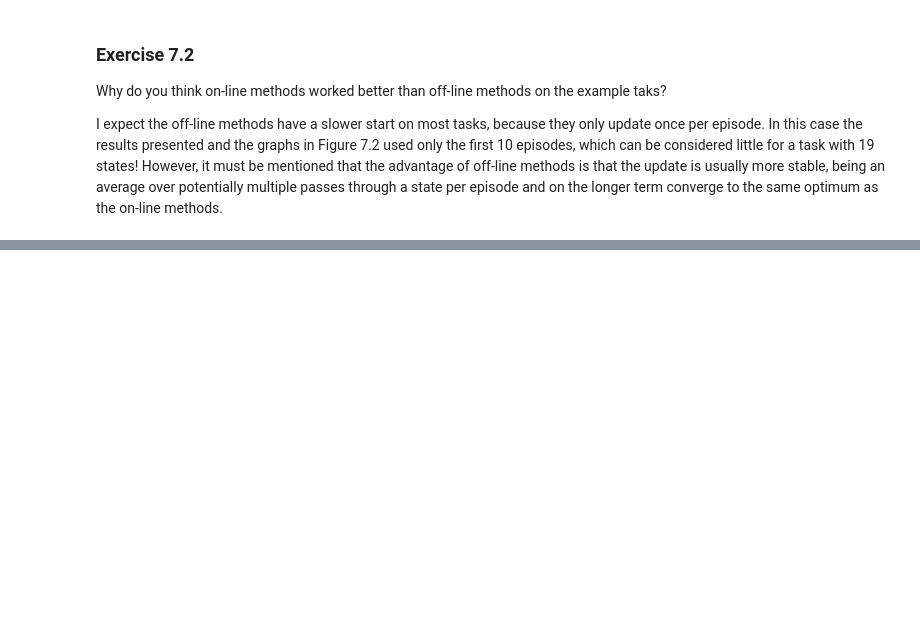
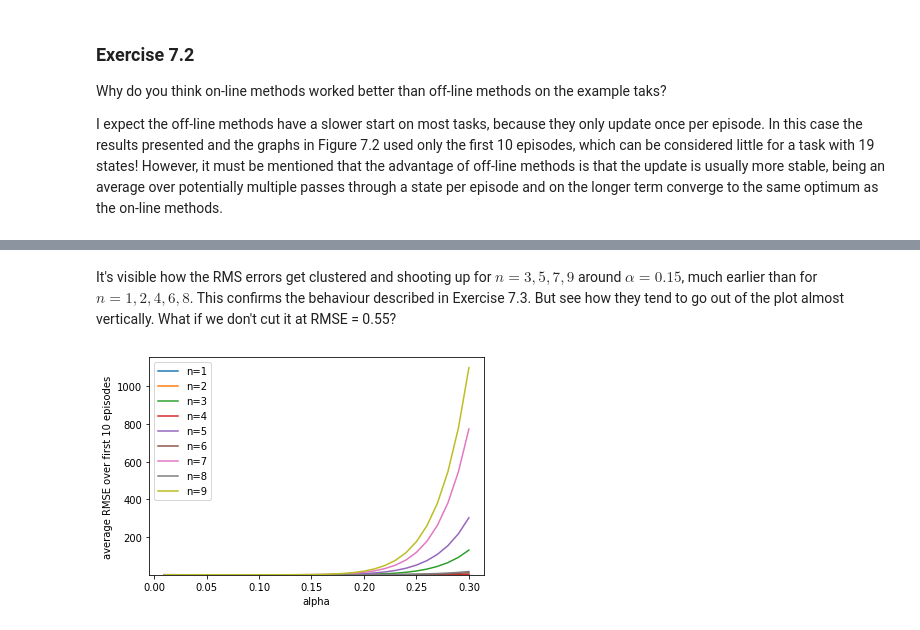
Before and after one commit to pacalab/rl_sutton_barto, a Jupyter notebook: Chapter_7/Chapter_7.ipynb, the cells around one changed output, grey strips where cells are left out. Cells and saved outputs as stored; diff of their text form; code cells hidden in the pictures; blank space fills up the shorter version.

Commit message:
a closer look at exercise 7.3 and a simple solution

```diff
--- a/Chapter_7/Chapter_7.ipynb
+++ b/Chapter_7/Chapter_7.ipynb
@@ -46,0 +136,23 @@ For these two reasons we observe worse performance from odd $n$'s, especially fo
+# %% [markdown]
+It's visible how the RMS errors get clustered and shooting up for $n=3, 5, 7, 9$ around $\alpha=0.15$, much earlier than for $n=1, 2, 4, 6, 8$. This confirms the behaviour described in Exercise 7.3.
+But see how they tend to go out of the plot almost vertically. What if we don't cut it at RMSE = 0.55?
+# %%
+# Reproduce Figure 7.2, off-line update, but no upward limit
+alpha_list = [a/100. for a in range(1, 31)] # just from 0.01 to 0.3
+for n in [1, 2, 3, 4, 5, 6, 7, 8, 9]:
+    rmse = []
+    for alpha in alpha_list:
+        tmp_rmse = 0.
+        for e in range(100):
+            walks = experiments[e]  # the set of 10 walks
+            V = off_line_n_step_update(walks, n=n, alpha=alpha)
+            tmp_rmse += math.sqrt(sum([(vi - true_vi)**2 for vi, true_vi in zip(V, true_V)]) / (len(V) - 2)) # exclude terminal states
+        rmse.append(tmp_rmse / 100.)  # average over the 100 experiments
+    plt.plot(alpha_list, rmse, label=f'n={n}')
+plt.xlabel('alpha')
+plt.ylabel('average RMSE over first 10 episodes')
+plt.ylim(bottom=0.2)
+plt.legend()
+plt.show()
+# %% [output]
+[figure, added]
```
Also changed, not shown: parts of 13 cells of this notebook.
